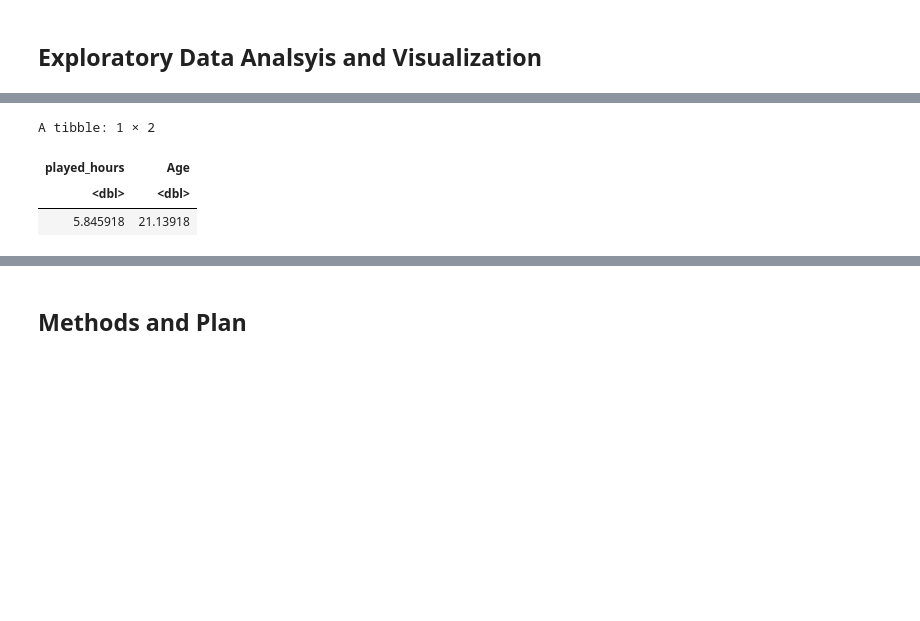
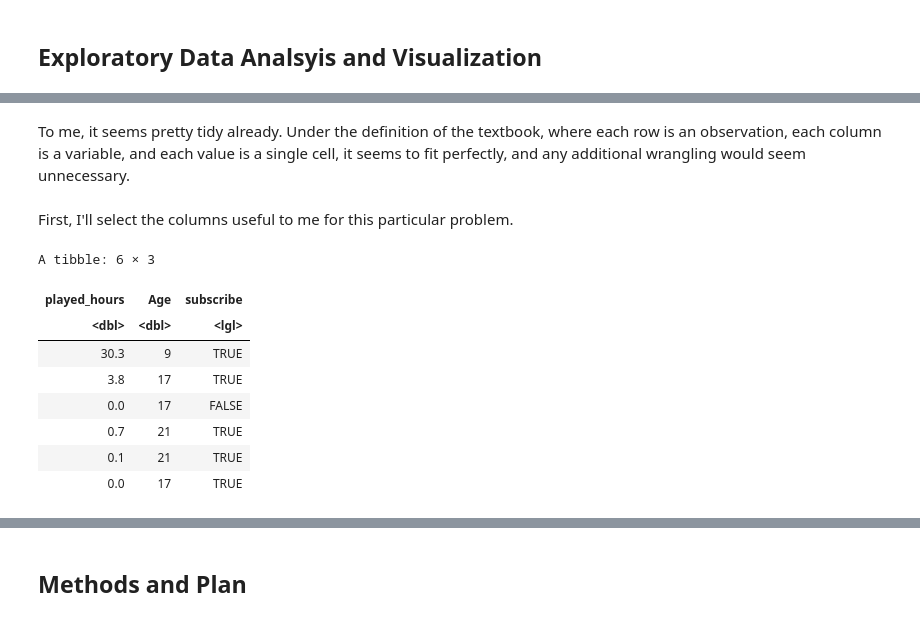
Before and after one commit to naldonymous/dsci-100-2025w1-group-33, a Jupyter notebook: project_009_33_individual.ipynb, the cells around one changed output, grey strips where cells are left out. Saved outputs shown, nothing was run; the diff lists cells and outputs as text; code cells hidden in the pictures; blank space fills up the shorter version.

```diff
--- a/project_009_33_individual.ipynb
+++ b/project_009_33_individual.ipynb
@@ -172,9 +193,17 @@ Can the variables of Age, gender, played_hours, and experience predict whether a
+# %% [markdown]
+To me, it seems pretty tidy already. Under the definition of the textbook, where each row is an observation, each column is a variable, and each value is a single cell, it seems to fit perfectly, and any additional wrangling would seem unnecessary.
+# %% [markdown]
+First, I'll select the columns useful to me for this particular problem.
 # %%
-playersQuantitative <- select(players, played_hours, Age)
-playersQuantitativeMean <- map_dfr(playersQuantitative, mean, na.rm = TRUE)
-playersQuantitativeMean
+playersSelect <- select(players, played_hours, Age, subscribe)
+head(playersSelect)
 # %% [output]
-A tibble: 1 × 2
+A tibble: 6 × 3
-| played_hours | Age |
-| <dbl> | <dbl> |
-| 5.845918 | 21.13918 |
+| played_hours | Age | subscribe |
+| <dbl> | <dbl> | <lgl> |
+| 30.3 | 9 | TRUE |
+| 3.8 | 17 | TRUE |
+| 0.0 | 17 | FALSE |
+| 0.7 | 21 | TRUE |
+| 0.1 | 21 | TRUE |
+| 0.0 | 17 | TRUE |
```
Also changed, not shown: parts of 15 cells of this notebook.
